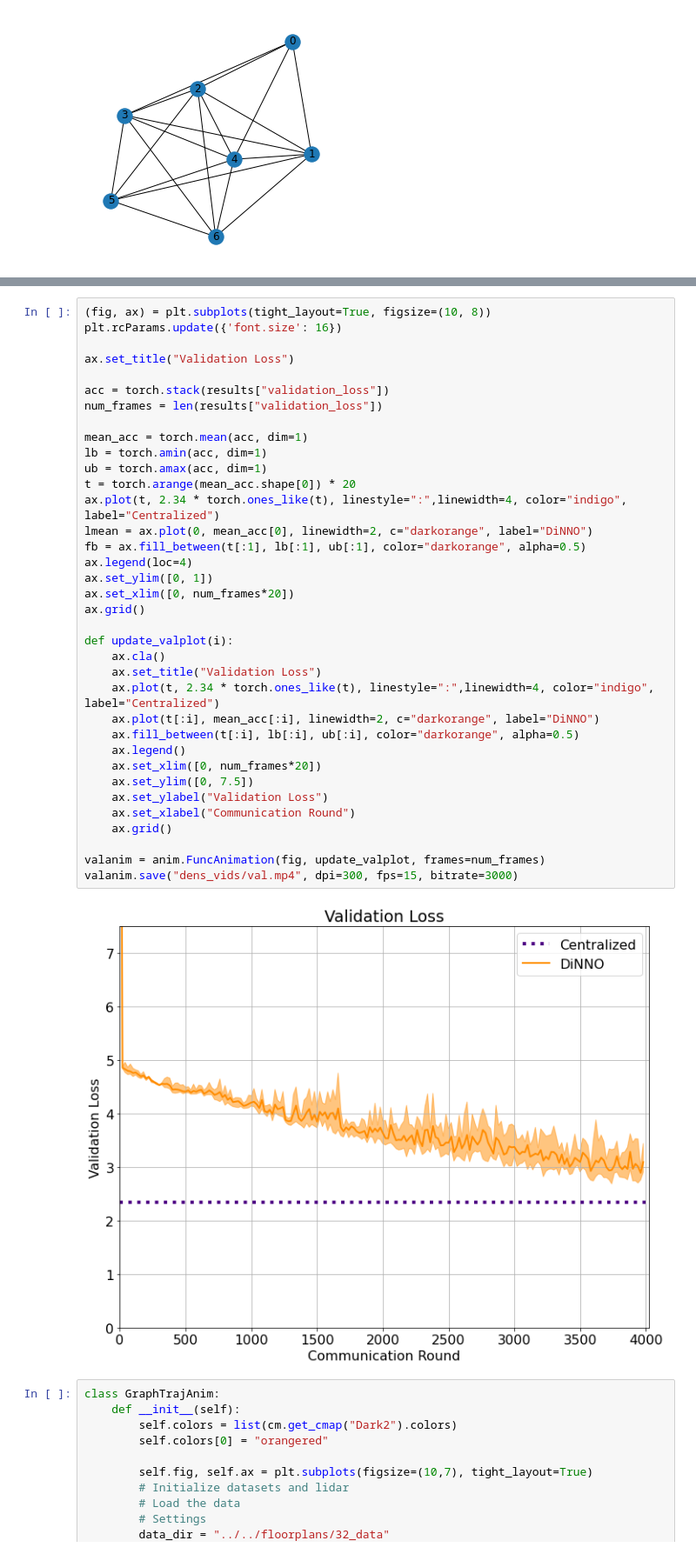
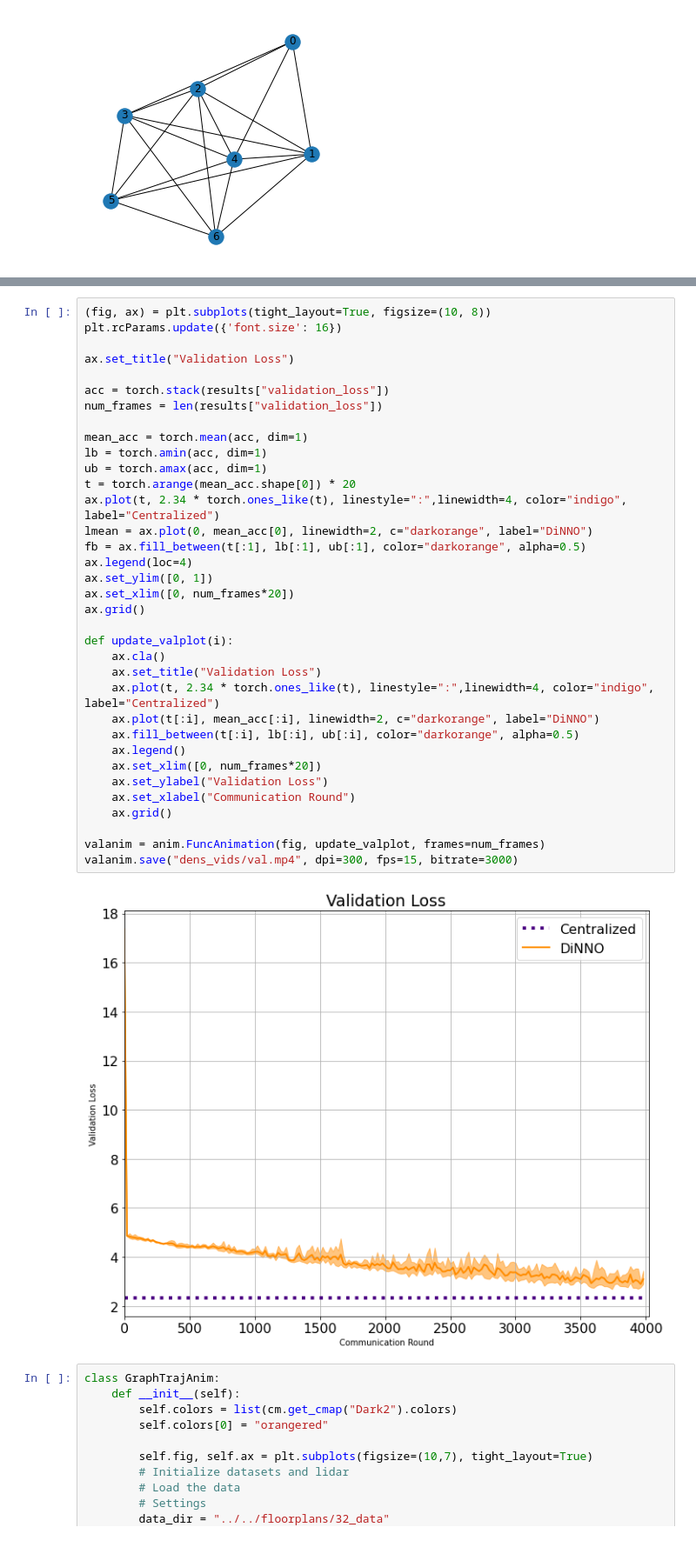
Before and after one commit to javieryu/nn_distributed_training, a Jupyter notebook: visualization/animations/density_anim.ipynb, the cells around one changed output, grey strips where cells are left out. Shown at 87% size. Cells and saved outputs as stored; diff of their text form.

Commit message:
ylims modify

```diff
--- a/visualization/animations/density_anim.ipynb
+++ b/visualization/animations/density_anim.ipynb
@@ -50,35 +50,34 @@ ax.set_title("Validation Loss")
 acc = torch.stack(results["validation_loss"])
 num_frames = len(results["validation_loss"])
 
 mean_acc = torch.mean(acc, dim=1)
 lb = torch.amin(acc, dim=1)
 ub = torch.amax(acc, dim=1)
 t = torch.arange(mean_acc.shape[0]) * 20
 ax.plot(t, 2.34 * torch.ones_like(t), linestyle=":",linewidth=4, color="indigo", label="Centralized")
 lmean = ax.plot(0, mean_acc[0], linewidth=2, c="darkorange", label="DiNNO")
 fb = ax.fill_between(t[:1], lb[:1], ub[:1], color="darkorange", alpha=0.5)
 ax.legend(loc=4)
 ax.set_ylim([0, 1])
 ax.set_xlim([0, num_frames*20])
 ax.grid()
 
 def update_valplot(i):
     ax.cla()
     ax.set_title("Validation Loss")
     ax.plot(t, 2.34 * torch.ones_like(t), linestyle=":",linewidth=4, color="indigo", label="Centralized")
     ax.plot(t[:i], mean_acc[:i], linewidth=2, c="darkorange", label="DiNNO")
     ax.fill_between(t[:i], lb[:i], ub[:i], color="darkorange", alpha=0.5)
     ax.legend()
     ax.set_xlim([0, num_frames*20])
-    ax.set_ylim([0, 7.5])
     ax.set_ylabel("Validation Loss")
     ax.set_xlabel("Communication Round")
     ax.grid()
 
 valanim = anim.FuncAnimation(fig, update_valplot, frames=num_frames)
 valanim.save("dens_vids/val.mp4", dpi=300, fps=15, bitrate=3000)
 # %% [output]
-[figure, old version]
+[figure, new version]
 # %%
 class GraphTrajAnim:
     def __init__(self):
```
Also changed, not shown: 1 other file.
